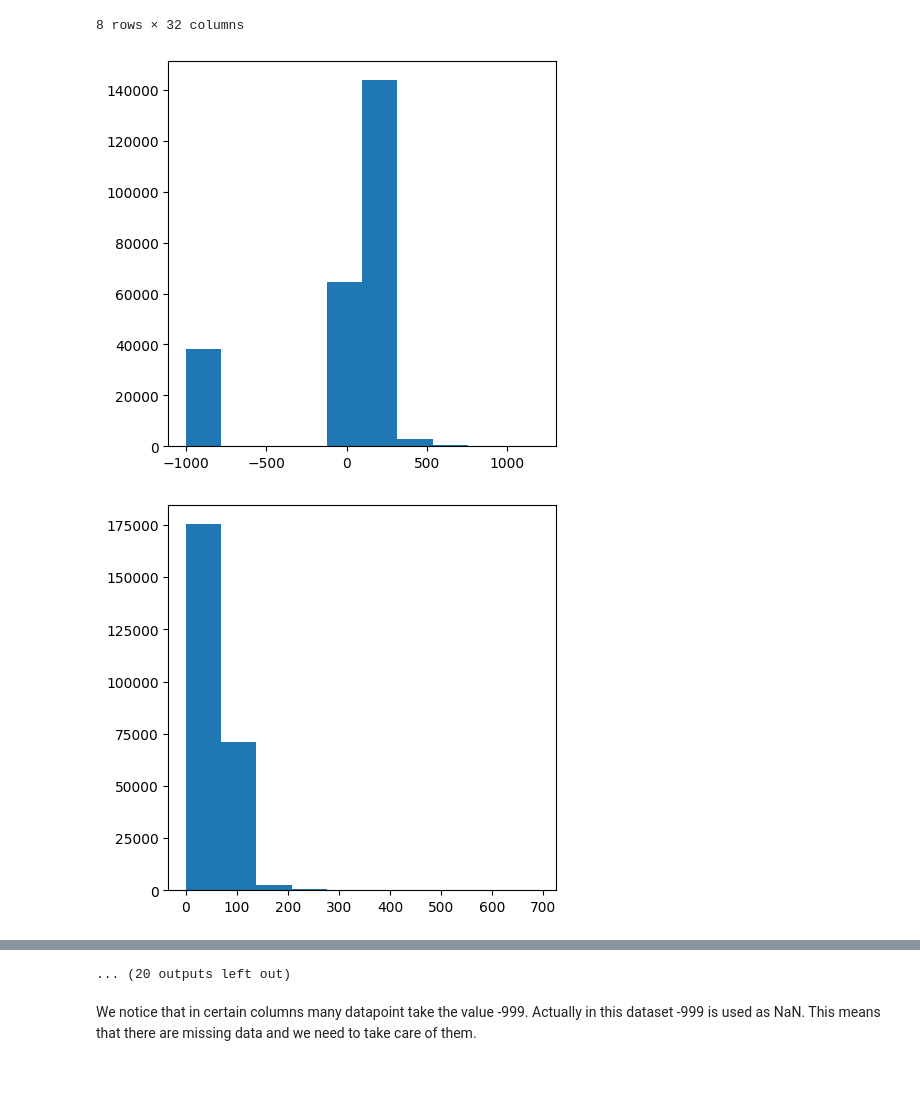
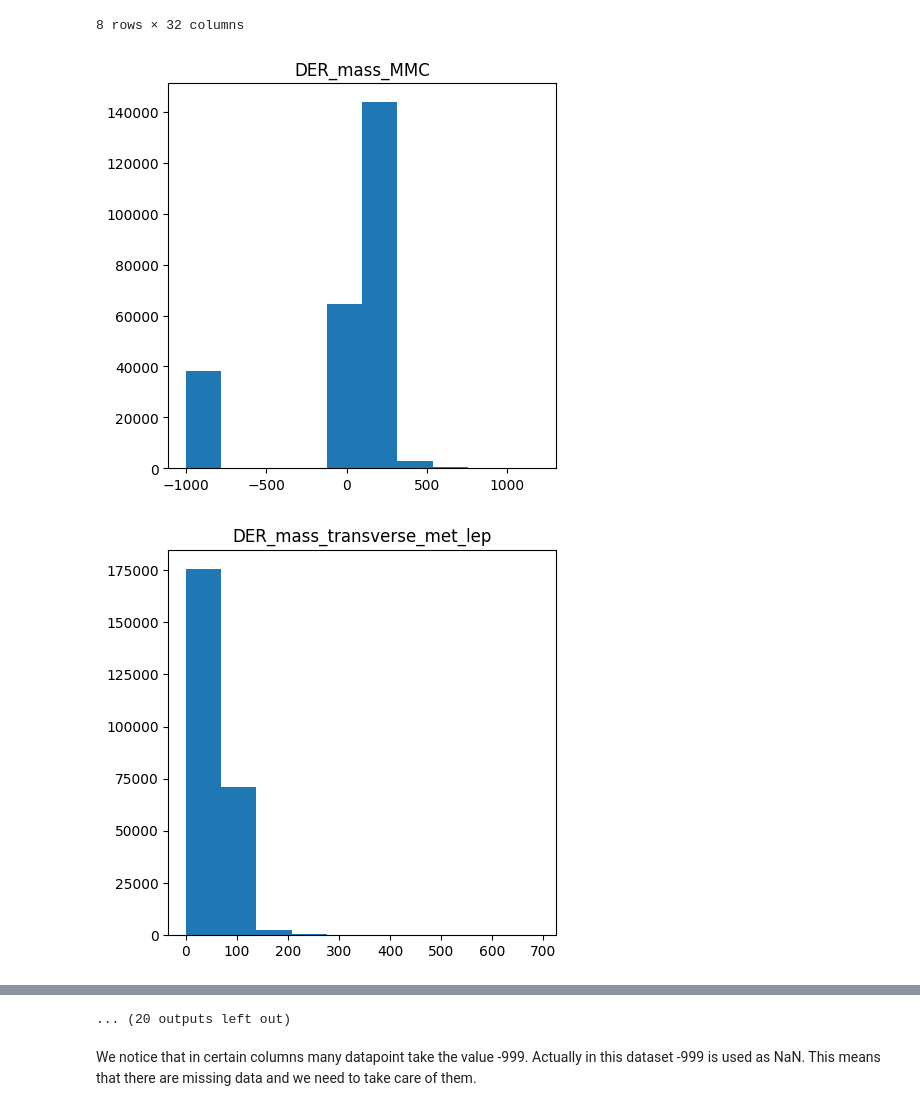
Before and after one commit to marcocaramanti/MLPNS_MCaramanti, a Jupyter notebook: higgsbosonSearch.ipynb, the cells around one changed output, grey strips where cells are left out. Drawn from its saved outputs; the diff is of its cells as text; code cells hidden in the pictures; blank space fills up the shorter version.

```diff
--- a/higgsbosonSearch.ipynb
+++ b/higgsbosonSearch.ipynb
@@ -114,7 +114,8 @@ higgsdata.describe()
 # %%
 for c in higgsdata.columns[1:]:
   ax = pl.figure(figsize=(5,5)).add_subplot(111)
   ax.hist(higgsdata[:][c])
+  pl.title(c)
 # %% [output]
-[figure, old version]
+[figure, new version]
-[figure, old version]
+[figure, new version]
```
Also changed, not shown: parts of 17 cells of this notebook.
